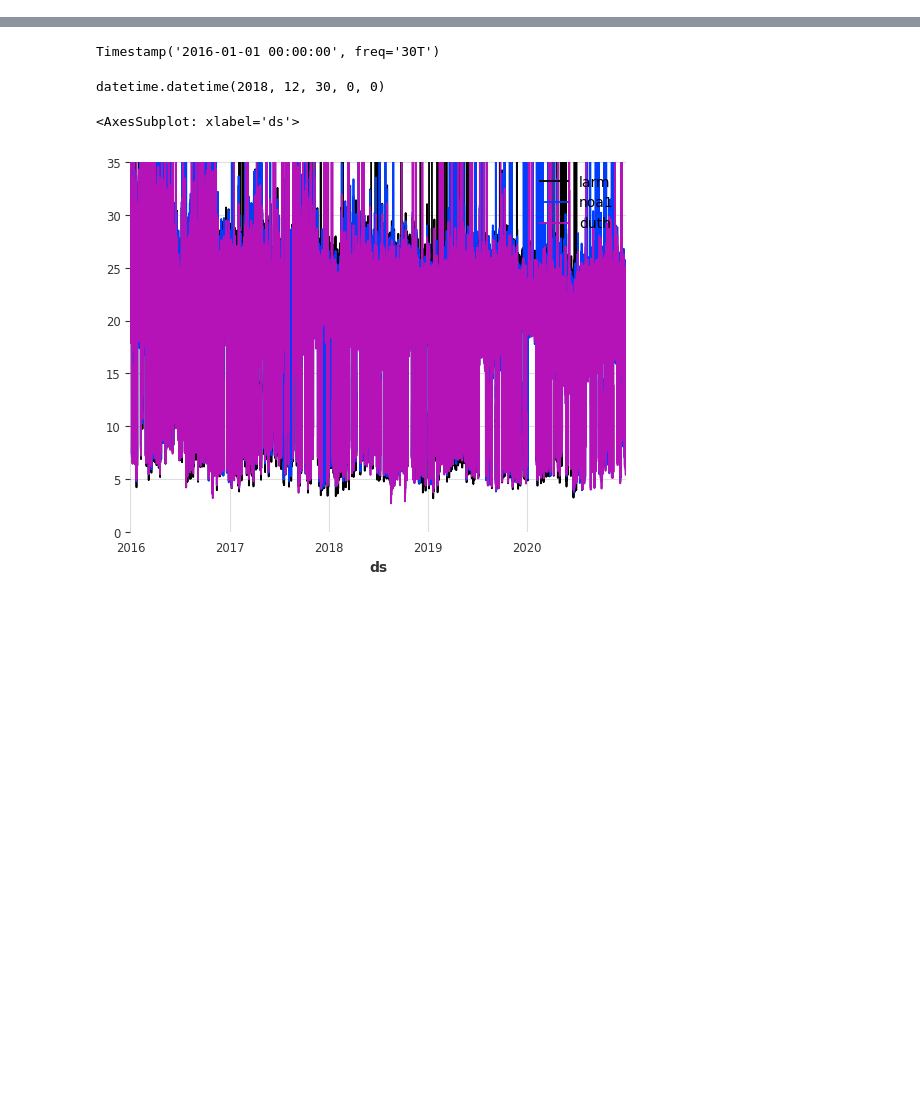
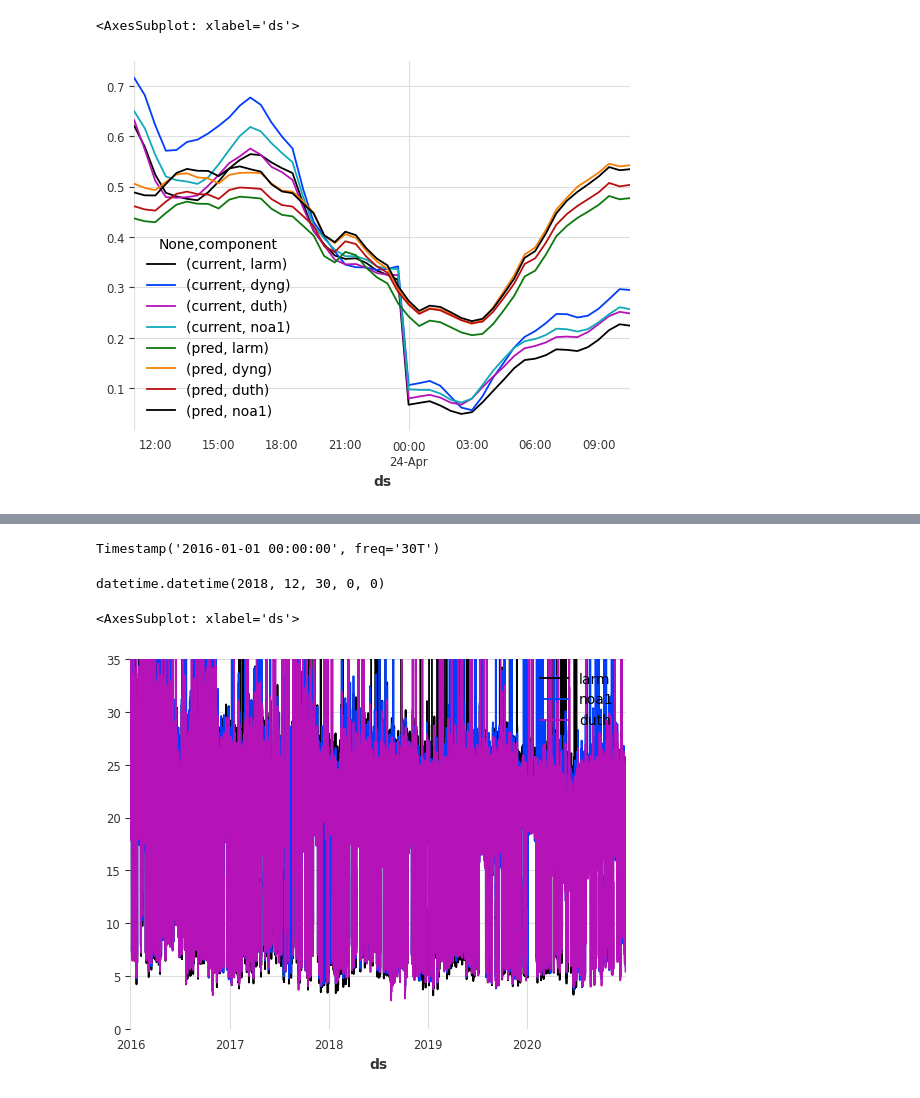
Before and after one commit to carloscanodomingo/NeuralProphetEQ, a Jupyter notebook: darts.ipynb, the cells around one changed output, grey strips where cells are left out. Drawn from its saved outputs; the diff is of its cells as text; code cells hidden in the pictures; blank space fills up the shorter version.

```diff
--- a/Untitled.ipynb
+++ b/darts.ipynb
@@ -100,0 +184,5 @@ current_fcev.get_folds(100)
+# %%
+df_fore["SYNTH_5"]["8"].plot()
+# %% [output]
+<AxesSubplot: xlabel='ds'>
+[figure, added]
```
Also changed, not shown: parts of 32 cells of this notebook, 12 other files.
